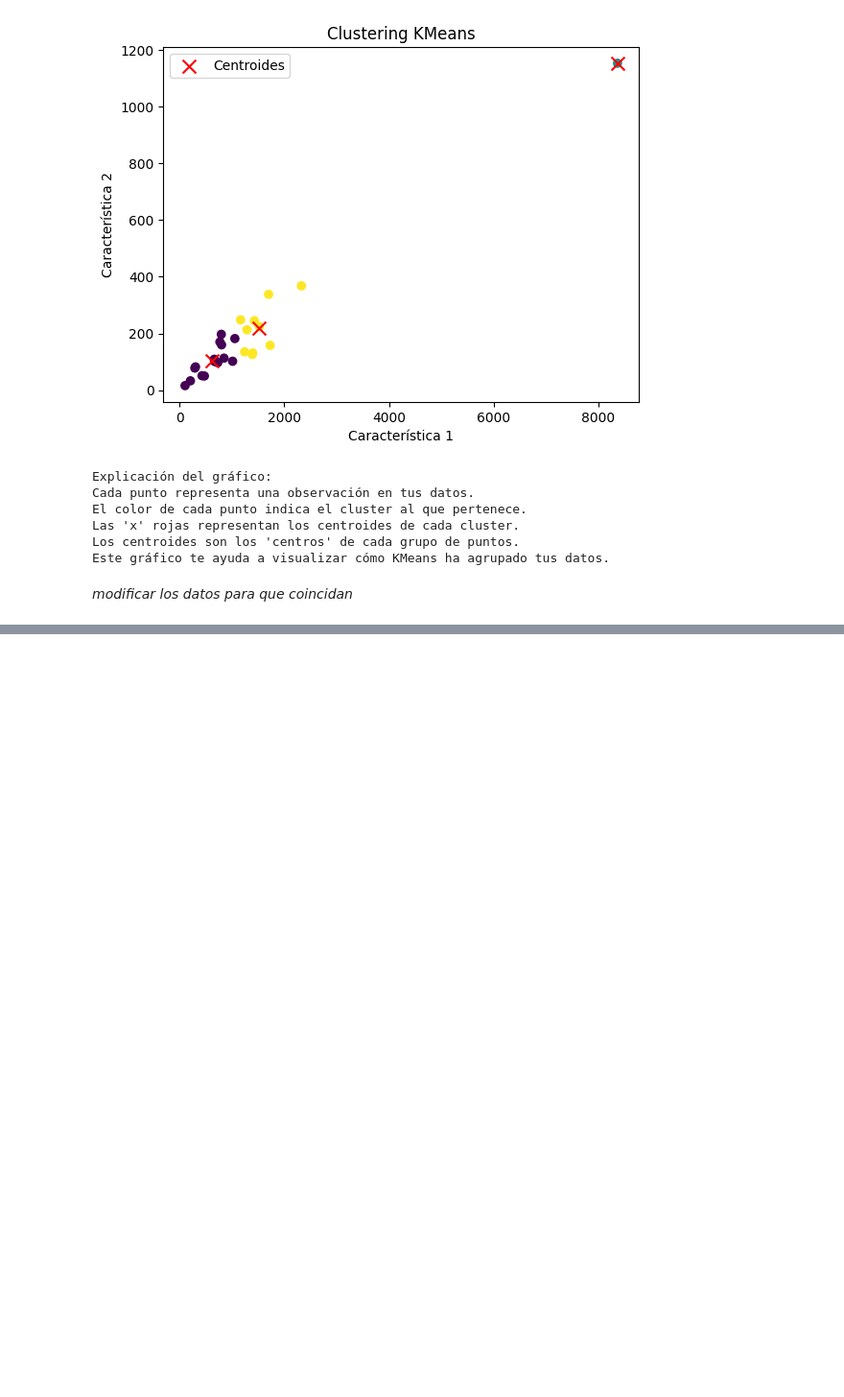
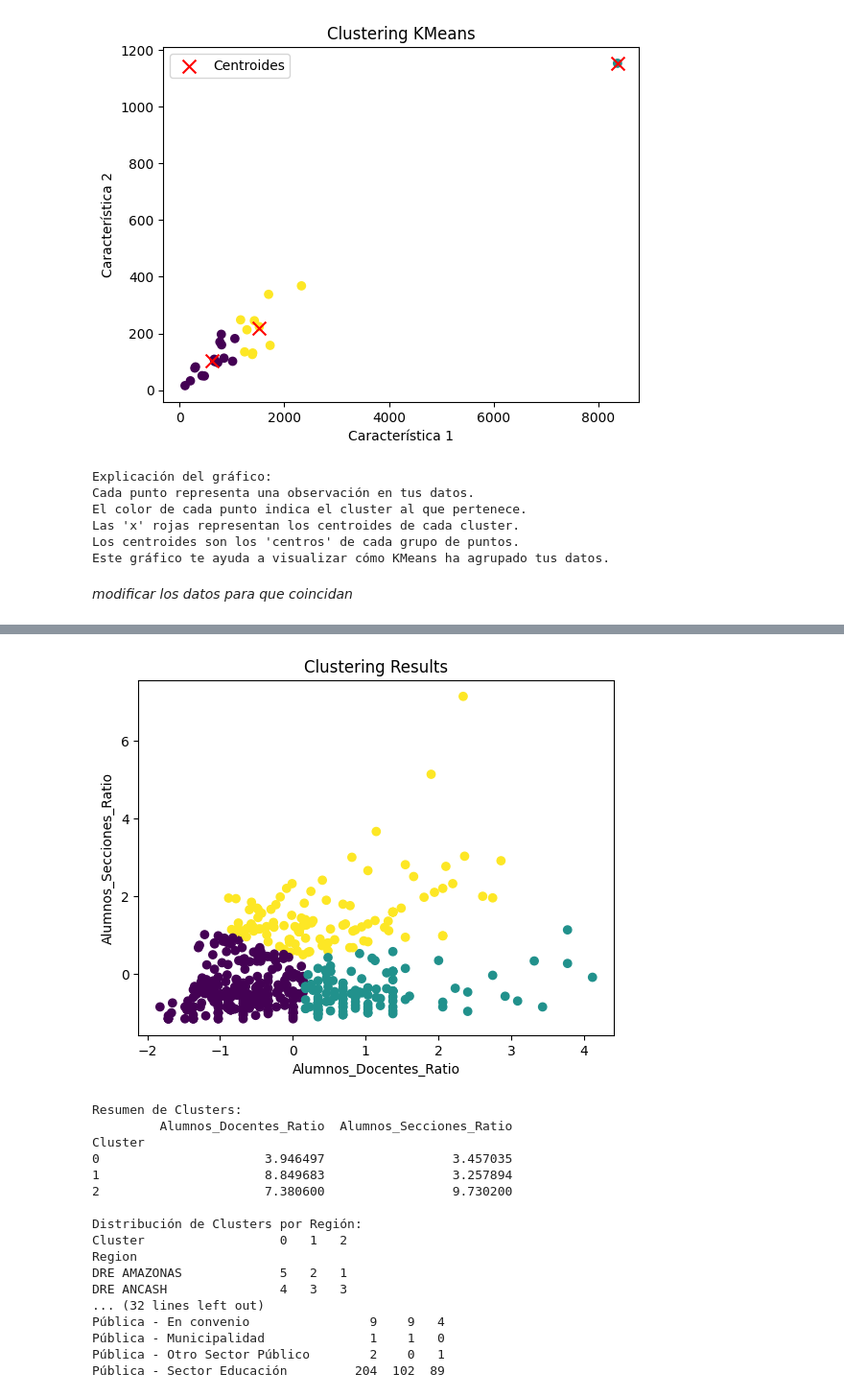
Before and after one commit to ParisLorenzo/TF_SistemasInteligentes, a Jupyter notebook: TF_SistemasInteligentes.ipynb, the cells around one changed output, grey strips where cells are left out. Shown at 96% size. Cells and saved outputs as stored; diff of their text form; code cells hidden in the pictures; blank space fills up the shorter version.

```diff
--- a/TF_SistemasInteligentes.ipynb
+++ b/TF_SistemasInteligentes.ipynb
@@ -248,0 +398,73 @@ _modificar los datos para que coincidan_
+# %%
+import pandas as pd
+from sklearn.preprocessing import StandardScaler
+from sklearn.cluster import KMeans
+import matplotlib.pyplot as plt
+from sklearn.impute import SimpleImputer
+
+# Crear nuevas columnas para ratios
+df1['Alumnos_Docentes_Ratio'] = df1['Alumnos (2015)'] / df1['Docentes (2015)']
+df1['Alumnos_Secciones_Ratio'] = df1['Alumnos (2015)'] / df1['Secciones (2015)']
+
+# Selecciona las columnas numéricas relevantes para el clustering
+numeric_columns = ['Alumnos_Docentes_Ratio', 'Alumnos_Secciones_Ratio']
+numeric_data = df1[numeric_columns]
+
+# Imputar valores faltantes (si los hay)
+imputer = SimpleImputer(strategy='mean')
+imputed_data = imputer.fit_transform(numeric_data)
+
+# Escalar los datos
+scaler = StandardScaler()
+scaled_data = scaler.fit_transform(imputed_data)
+
+# Aplicar KMeans
+kmeans = KMeans(n_clusters=3, n_init=10)  # Ajusta el número de clusters según sea necesario
+kmeans.fit(scaled_data)
+clusters = kmeans.labels_
+
+# Agregar los clusters a los datos originales
+df1['Cluster'] = clusters
+
+# Visualización de los resultados del clustering
+plt.scatter(scaled_data[:, 0], scaled_data[:, 1], c=clusters, cmap='viridis')
+plt.xlabel('Alumnos_Docentes_Ratio')
+plt.ylabel('Alumnos_Secciones_Ratio')
+plt.title('Clustering Results')
+plt.show()
+
+# Análisis de puntos de datos por cluster
+numeric_df = df1[numeric_columns].copy()
+numeric_df['Cluster'] = clusters
+cluster_summary = numeric_df.groupby('Cluster').mean()
+print("Resumen de Clusters:")
+print(cluster_summary)
+
+# Mostrar la distribución de clusters por regiones
+region_distribution = df1.groupby(['Region', 'Cluster']).size().unstack(fill_value=0)
+print("\nDistribución de Clusters por Región:")
+print(region_distribution)
+
+# Mostrar la distribución de clusters por tipo de gestión
+gestion_distribution = df1.groupby(['Gestión / Dependencia', 'Cluster']).size().unstack(fill_value=0)
+print("\nDistribución de Clusters por Tipo de Gestión:")
+print(gestion_distribution)
+# %% [output]
+[figure, added]
+Resumen de Clusters:
+         Alumnos_Docentes_Ratio  Alumnos_Secciones_Ratio
+Cluster
+0                      3.946497                 3.457035
+1                      8.849683                 3.257894
+2                      7.380600                 9.730200
+
+Distribución de Clusters por Región:
+Cluster                  0   1   2
+Region
+DRE AMAZONAS             5   2   1
+DRE ANCASH               4   3   3
+... (32 lines left out)
+Pública - En convenio                9    9   4
+Pública - Municipalidad              1    1   0
+Pública - Otro Sector Público        2    0   1
+Pública - Sector Educación         204  102  89
```
Also changed, not shown: parts of 9 cells of this notebook.
